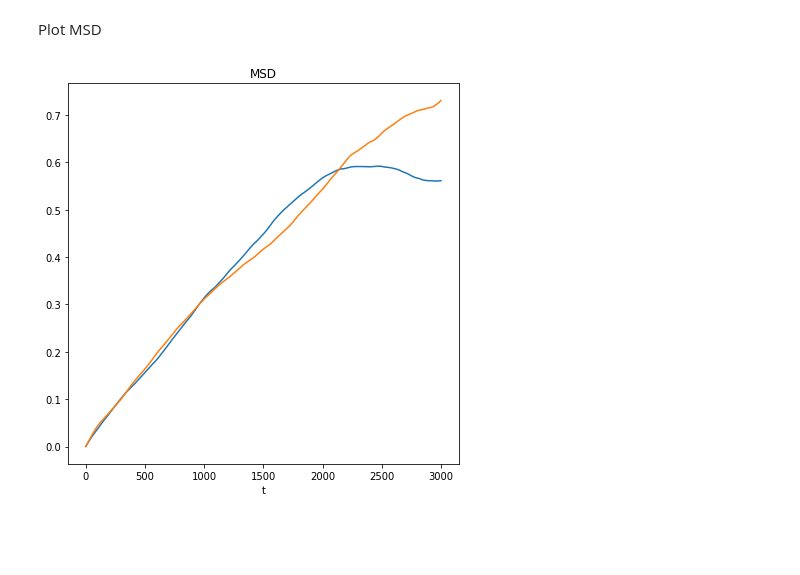
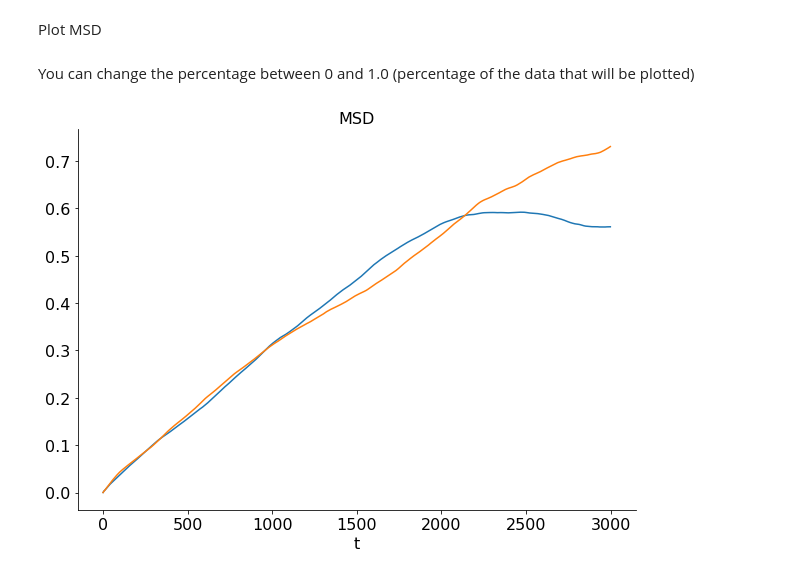
Before and after one commit to gchevrot/WebNmoldyn, a Jupyter notebook: msd.ipynb, the cells around one changed output. Cells and saved outputs as stored; diff of their text form; code cells hidden in the pictures; blank space fills up the shorter version.

Commit message:
better plot

```diff
--- a/msd.ipynb
+++ b/msd.ipynb
@@ -82,7 +91,9 @@ msd_0 = compute_msd(coord_nopbc[:,0,:])
 msd_9 = compute_msd(coord_nopbc[:,9,:])
 # %% [markdown]
 Plot MSD
+# %% [markdown]
+You can change the percentage between 0 and 1.0 (percentage of the data that will be plotted)
 # %%
-plot_msd([msd_0, msd_9], percentage=0.3)
+plot_msd(msd_0, msd_9, percentage=0.3)
 # %% [output]
-[figure, old version]
+[figure, new version]
```
Also changed, not shown: parts of 5 cells of this notebook, 1 other file.
